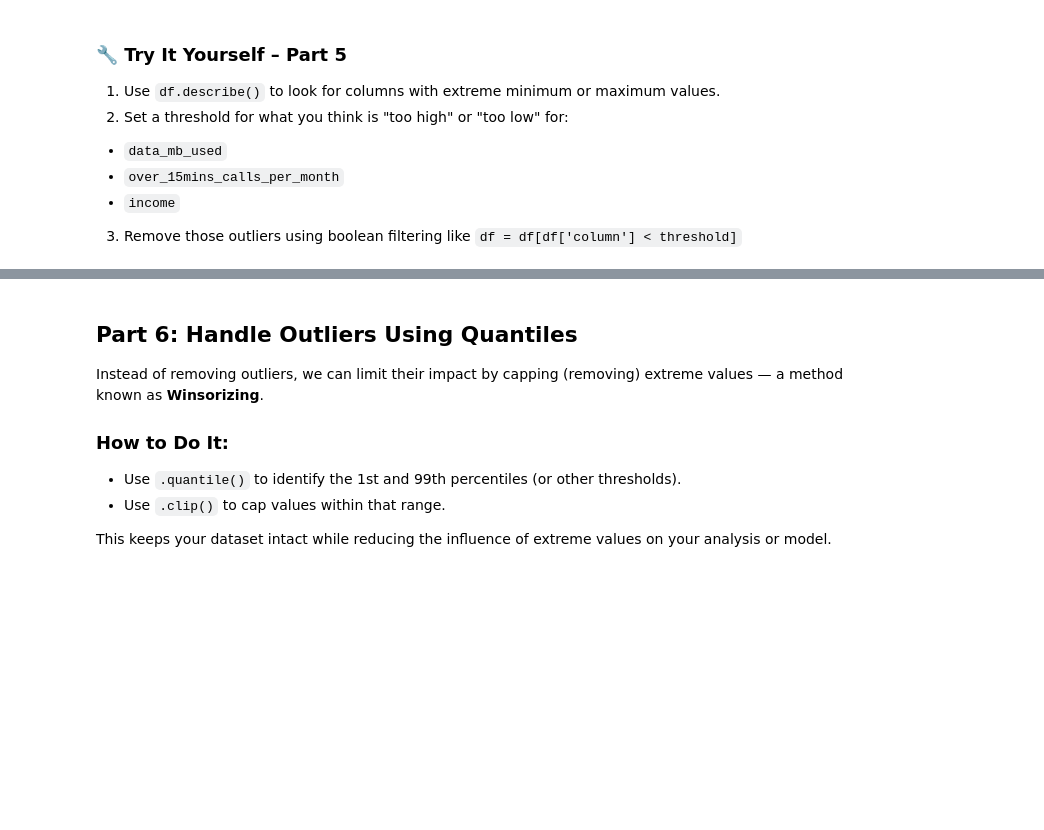
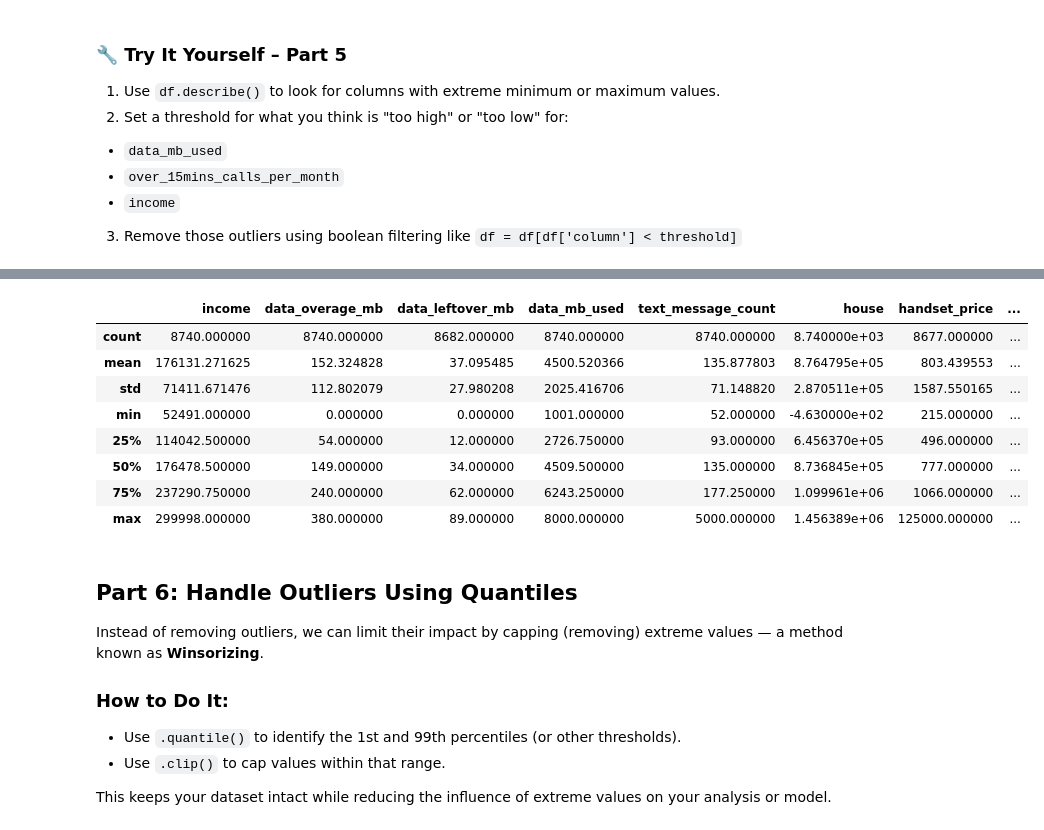
Before and after one commit to efugal18-afk/IS-4487, a Jupyter notebook: Labs/lab_06_data_cleaning.ipynb, the cells around one changed output, grey strips where cells are left out. Cells and saved outputs as stored; diff of their text form; code cells hidden in the pictures; blank space fills up the shorter version.

```diff
--- a/Labs/lab_06_data_cleaning.ipynb
+++ b/Labs/lab_06_data_cleaning.ipynb
@@ -411,12 +432 @@ copied_df.drop_duplicates(keep='last')
 14999 rows × 16 columns
-# %%
-import pandas as pd
-
-pd.set_option('display.max_columns', None)
-pd.set_option('display.width', None)
-
-# Show all duplicate rows
-display(copied_df[copied_df.duplicated(keep=False)])
-
-pd.reset_option('display.max_columns')
-pd.reset_option('display.width')
@@ -483,3 +486,19 @@ NameError: name 'df' is not defined
+# %%
+df = df[df['income'] < 300000]
+df = df[df['income'] > 0]
+df = df[df['data_mb_used'] > 1000]
+df = df[df['over_15mins_calls_per_month'] < 30]
+df.describe()
+# %% [output]
+|  | income | data_overage_mb | data_leftover_mb | data_mb_used | text_message_count | house | handset_price | ... |
+| count | 8740.000000 | 8740.000000 | 8682.000000 | 8740.000000 | 8740.000000 | 8.740000e+03 | 8677.000000 | ... |
+| mean | 176131.271625 | 152.324828 | 37.095485 | 4500.520366 | 135.877803 | 8.764795e+05 | 803.439553 | ... |
+| std | 71411.671476 | 112.802079 | 27.980208 | 2025.416706 | 71.148820 | 2.870511e+05 | 1587.550165 | ... |
+| min | 52491.000000 | 0.000000 | 0.000000 | 1001.000000 | 52.000000 | -4.630000e+02 | 215.000000 | ... |
+| 25% | 114042.500000 | 54.000000 | 12.000000 | 2726.750000 | 93.000000 | 6.456370e+05 | 496.000000 | ... |
+| 50% | 176478.500000 | 149.000000 | 34.000000 | 4509.500000 | 135.000000 | 8.736845e+05 | 777.000000 | ... |
+| 75% | 237290.750000 | 240.000000 | 62.000000 | 6243.250000 | 177.250000 | 1.099961e+06 | 1066.000000 | ... |
+| max | 299998.000000 | 380.000000 | 89.000000 | 8000.000000 | 5000.000000 | 1.456389e+06 | 125000.000000 | ... |
 # %% [markdown]
 ## Part 6: Handle Outliers Using Quantiles
 
```
Also changed, not shown: parts of 21 cells of this notebook.
